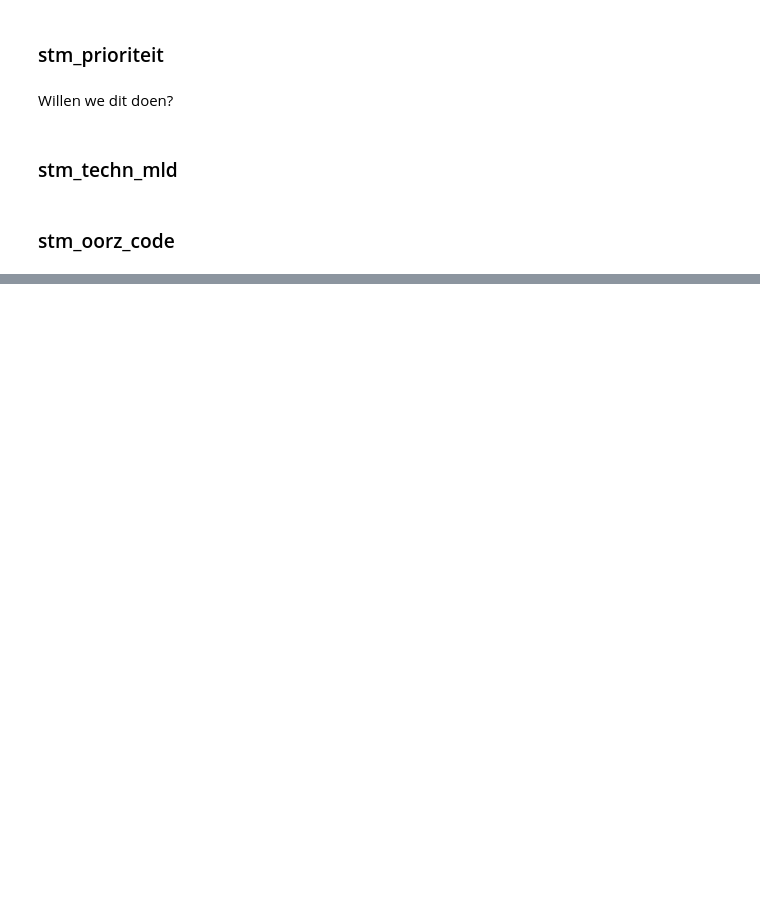
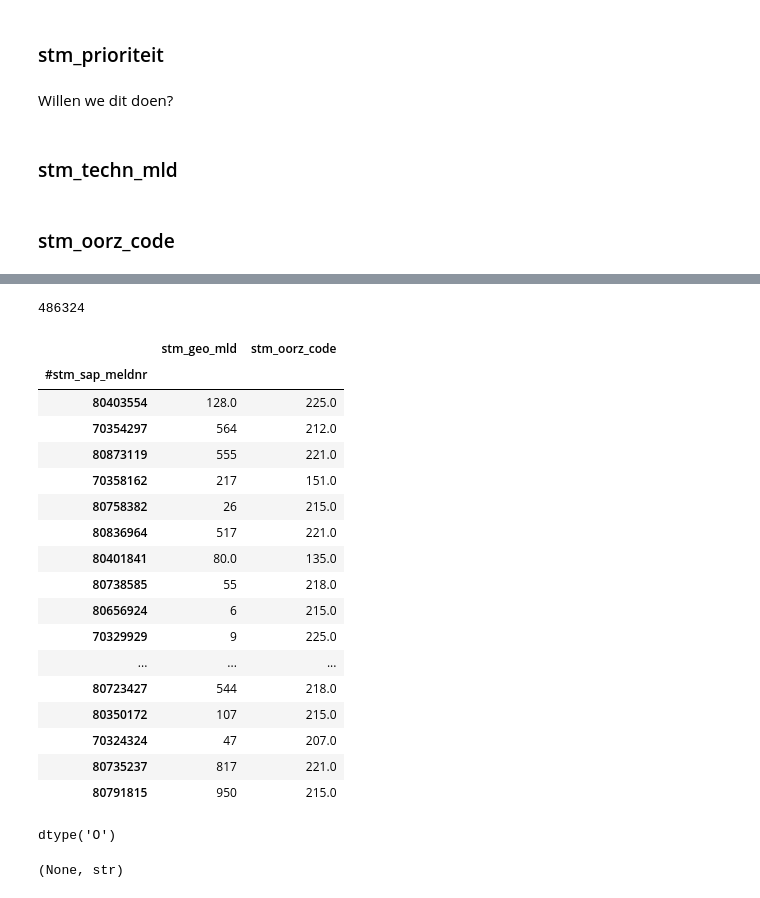
Before and after one commit to GuuscoNL/data-driven-business, a Jupyter notebook: DataExploration.ipynb, the cells around one changed output, grey strips where cells are left out. Cells and saved outputs as stored; diff of their text form; code cells hidden in the pictures; blank space fills up the shorter version.

```diff
--- a/DataExploration.ipynb
+++ b/DataExploration.ipynb
@@ -298,0 +537,30 @@ df.corr()['anm_tot_fh']
+# %%
+len(df[df.stm_progfh_in_duur != 99999999])
+# %% [output]
+486324
+# %%
+df[['stm_geo_mld', 'stm_oorz_code']].sample(20)
+# %% [output]
+|  | stm_geo_mld | stm_oorz_code |
+| #stm_sap_meldnr |  |  |
+| 80403554 | 128.0 | 225.0 |
+| 70354297 | 564 | 212.0 |
+| 80873119 | 555 | 221.0 |
+| 70358162 | 217 | 151.0 |
+| 80758382 | 26 | 215.0 |
+| 80836964 | 517 | 221.0 |
+| 80401841 | 80.0 | 135.0 |
+| 80738585 | 55 | 218.0 |
+| 80656924 | 6 | 215.0 |
+| 70329929 | 9 | 225.0 |
+| ... | ... | ... |
+| 80723427 | 544 | 218.0 |
+| 80350172 | 107 | 215.0 |
+| 70324324 | 47 | 207.0 |
+| 80735237 | 817 | 221.0 |
+| 80791815 | 950 | 215.0 |
+# %%
+display(df['stm_geo_mld'].dtypes), type(df['stm_geo_mld'].iloc[3])
+# %% [output]
+dtype('O')
+(None, str)
```
Also changed, not shown: parts of 40 cells of this notebook, 3 other files.
